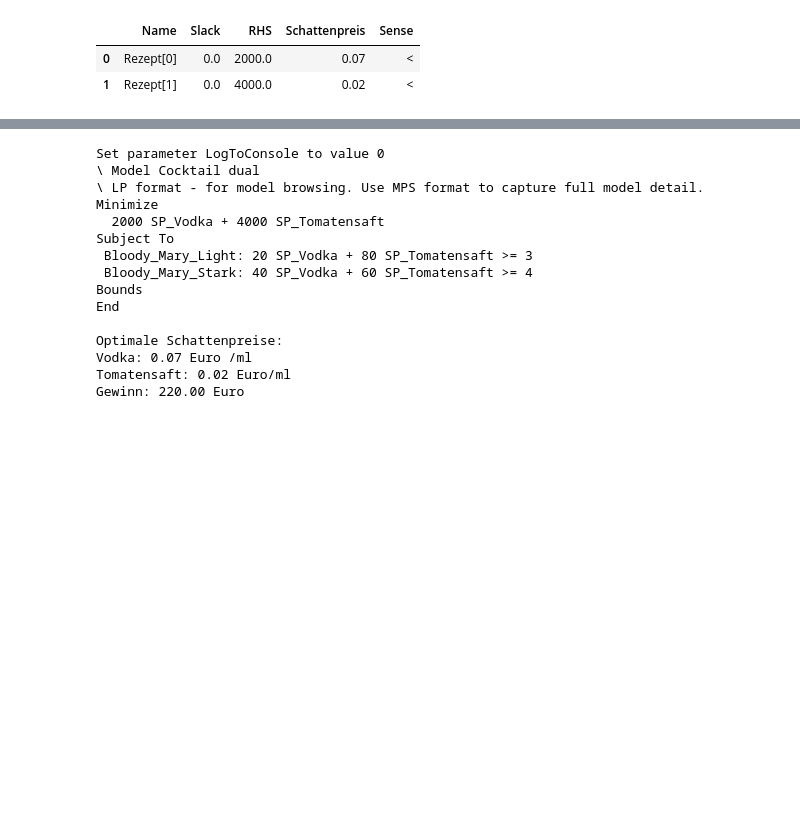
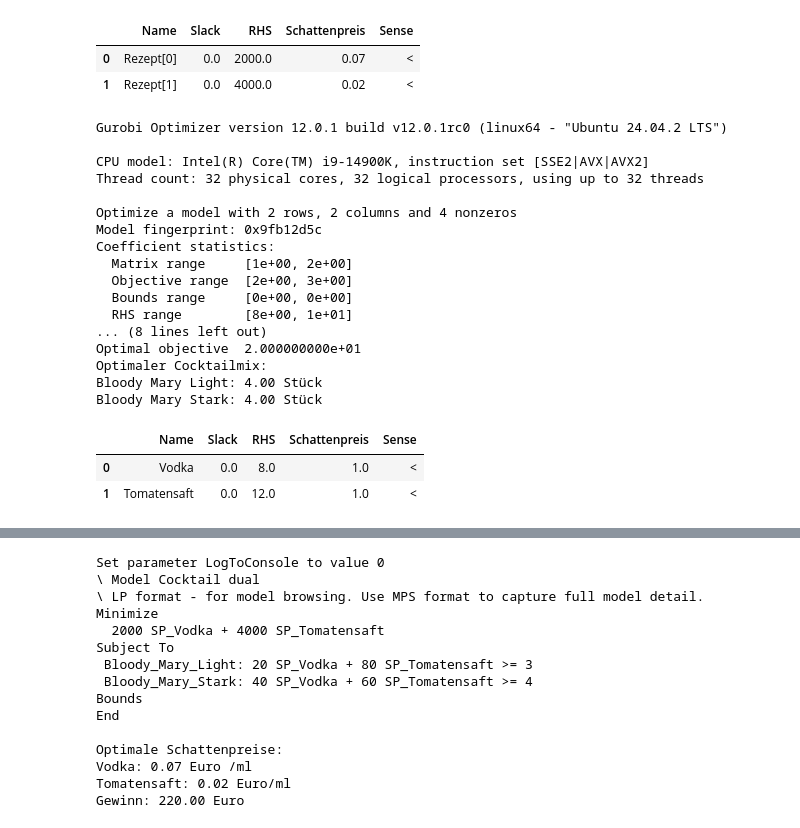
Before and after one commit to febse/opt2025-de, a Jupyter notebook: Lineare-Algebra-Ex.ipynb, the cells around one changed output, grey strips where cells are left out. Cells and saved outputs as stored; diff of their text form; code cells hidden in the pictures; blank space fills up the shorter version.

```diff
--- a/Lineare-Algebra-Ex.ipynb
+++ b/Lineare-Algebra-Ex.ipynb
@@ -160,3 +159,47 @@ End
 |  | Name | Slack | RHS | Schattenpreis | Sense |
 | 0 | Rezept[0] | 0.0 | 2000.0 | 0.07 | < |
 | 1 | Rezept[1] | 0.0 | 4000.0 | 0.02 | < |
+# %%
+tm = gp.Model('Mpt')
+
+x1 = tm.addVar(name="x1")
+x2 = tm.addVar(name="x2")
+
+tm.setObjective(2 * x1 + 3 * x2, GRB.MAXIMIZE)
+
+tm.addConstr(x1 + x2 <= 8, "Vodka")
+tm.addConstr( x1 + 2 * x2 <= 12, "Tomatensaft")
+
+tm.optimize()
+
+# Ergebnisse ausgeben
+print("Optimaler Cocktailmix:")
+print(f"Bloody Mary Light: {x1.X:.2f} Stück")
+print(f"Bloody Mary Stark: {x2.X:.2f} Stück")
+# Die Nebenbedingungen ausgeben als pandas DataFrame
+constr_df = pd.DataFrame([
+    (c.ConstrName, c.Slack, c.RHS, c.Pi, c.Sense) for c in tm.getConstrs()],
+    columns=["Name", "Slack", "RHS", "Schattenpreis", "Sense"]
+)
+constr_df
+# %% [output]
+Gurobi Optimizer version 12.0.1 build v12.0.1rc0 (linux64 - "Ubuntu 24.04.2 LTS")
+
+CPU model: Intel(R) Core(TM) i9-14900K, instruction set [SSE2|AVX|AVX2]
+Thread count: 32 physical cores, 32 logical processors, using up to 32 threads
+
+Optimize a model with 2 rows, 2 columns and 4 nonzeros
+Model fingerprint: 0x9fb12d5c
+Coefficient statistics:
+  Matrix range     [1e+00, 2e+00]
+  Objective range  [2e+00, 3e+00]
+  Bounds range     [0e+00, 0e+00]
+  RHS range        [8e+00, 1e+01]
+... (8 lines left out)
+Optimal objective  2.000000000e+01
+Optimaler Cocktailmix:
+Bloody Mary Light: 4.00 Stück
+Bloody Mary Stark: 4.00 Stück
+|  | Name | Slack | RHS | Schattenpreis | Sense |
+| 0 | Vodka | 0.0 | 8.0 | 1.0 | < |
+| 1 | Tomatensaft | 0.0 | 12.0 | 1.0 | < |
```
Also changed, not shown: parts of 6 cells of this notebook.
